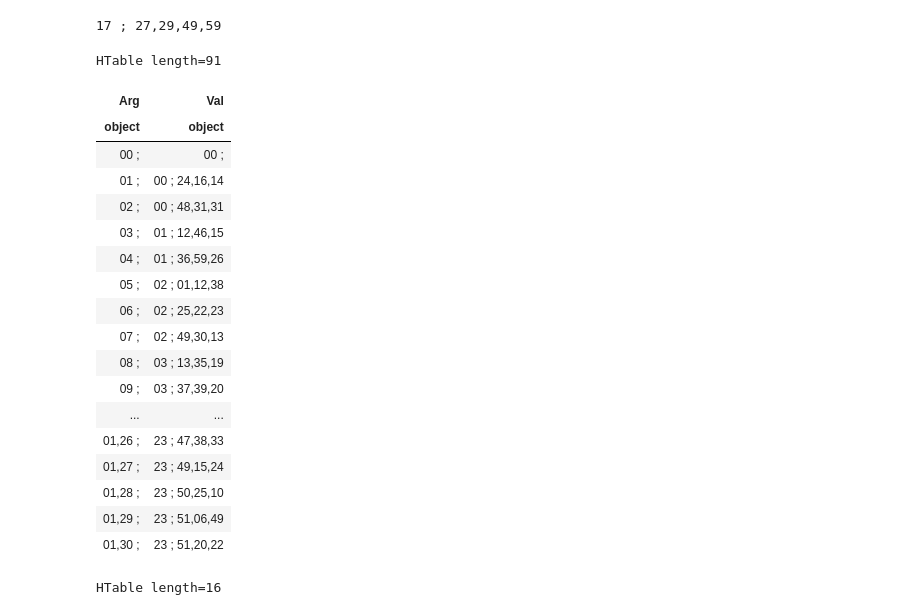
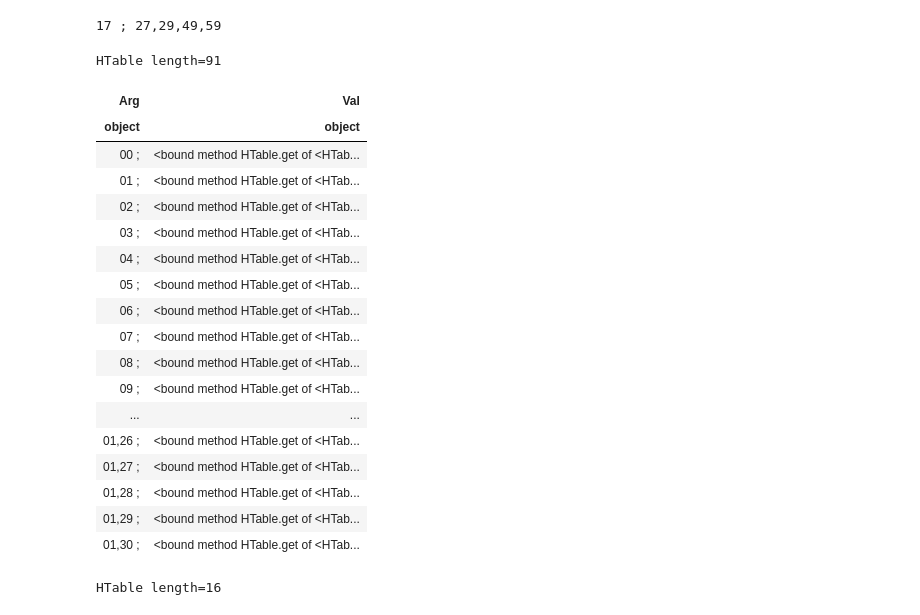
Before and after one commit to ALFA-project-erc/kanon, a Jupyter notebook: examples/declination.ipynb, the cells around one changed output. Cells and saved outputs as stored; diff of their text form; code cells hidden in the pictures.

Commit message:
[Examples] Use get method

```diff
--- a/examples/declination.ipynb
+++ b/examples/declination.ipynb
@@ -59,28 +59,28 @@ arcsin_table.get(0.3)
 # %%
 # Finally, we apply arcsin_table.get on every obl_table values to find decl_table = arcsin(obltable)
 
-decl_table = obl_table.apply("Val", lambda x: arcsin_table.get(x))
+decl_table = obl_table.apply("Val", arcsin_table.get)
 decl_table
 # %% [output]
 HTable length=91
 | Arg | Val |
 | object | object |
-| 00 ; | 00 ; |
-| 01 ; | 00 ; 24,16,14 |
-| 02 ; | 00 ; 48,31,31 |
-| 03 ; | 01 ; 12,46,15 |
-| 04 ; | 01 ; 36,59,26 |
-| 05 ; | 02 ; 01,12,38 |
-| 06 ; | 02 ; 25,22,23 |
-| 07 ; | 02 ; 49,30,13 |
-| 08 ; | 03 ; 13,35,19 |
-| 09 ; | 03 ; 37,39,20 |
+| 00 ; | <bound method HTable.get of <HTab... |
+| 01 ; | <bound method HTable.get of <HTab... |
+| 02 ; | <bound method HTable.get of <HTab... |
+| 03 ; | <bound method HTable.get of <HTab... |
+| 04 ; | <bound method HTable.get of <HTab... |
+| 05 ; | <bound method HTable.get of <HTab... |
+| 06 ; | <bound method HTable.get of <HTab... |
+| 07 ; | <bound method HTable.get of <HTab... |
+| 08 ; | <bound method HTable.get of <HTab... |
+| 09 ; | <bound method HTable.get of <HTab... |
 | ... | ... |
-| 01,26 ; | 23 ; 47,38,33 |
-| 01,27 ; | 23 ; 49,15,24 |
-| 01,28 ; | 23 ; 50,25,10 |
-| 01,29 ; | 23 ; 51,06,49 |
-| 01,30 ; | 23 ; 51,20,22 |
+| 01,26 ; | <bound method HTable.get of <HTab... |
+| 01,27 ; | <bound method HTable.get of <HTab... |
+| 01,28 ; | <bound method HTable.get of <HTab... |
+| 01,29 ; | <bound method HTable.get of <HTab... |
+| 01,30 ; | <bound method HTable.get of <HTab... |
 # %%
 # Let's make the same calculation with an interpolated sine table
 
```
Also changed, not shown: parts of 1 cell of this notebook, 1 other file.
